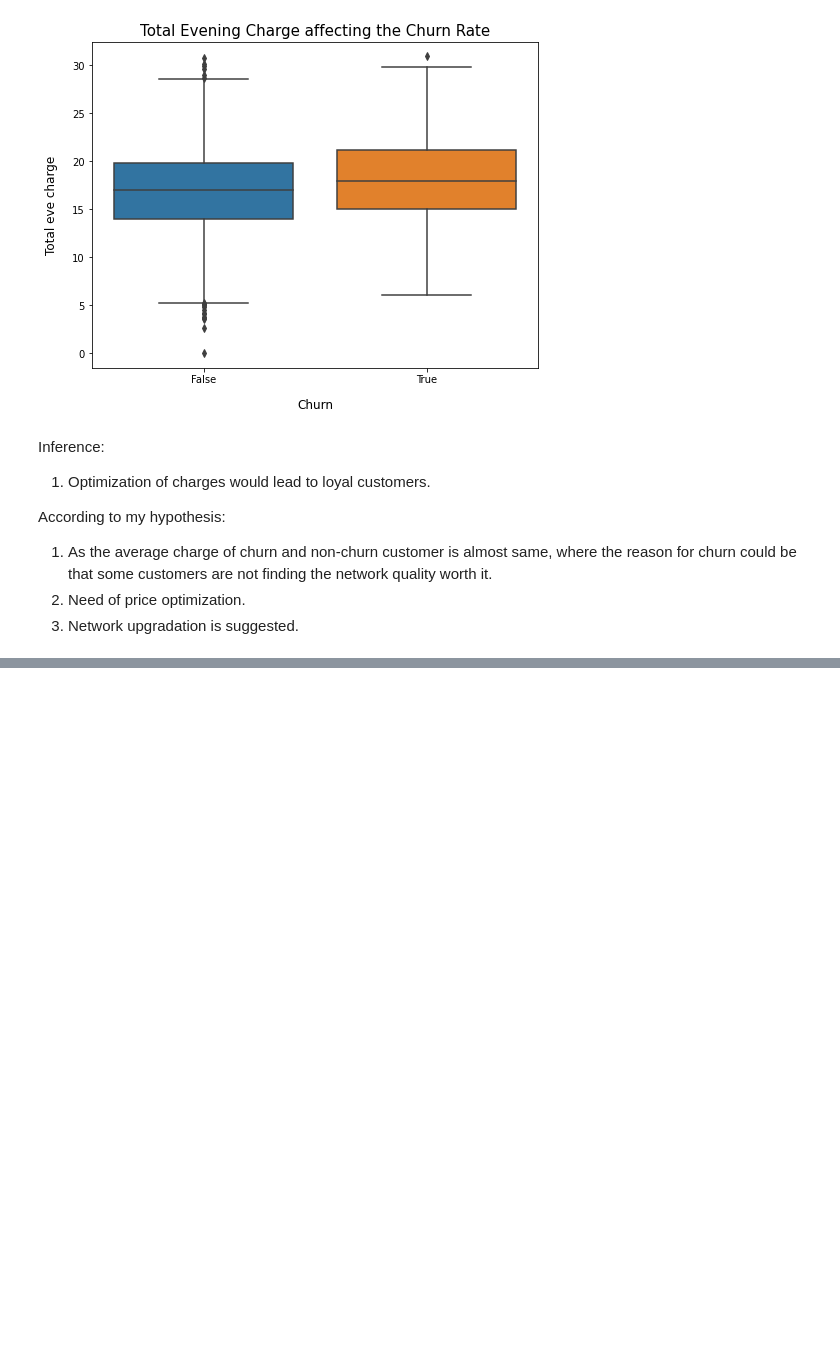
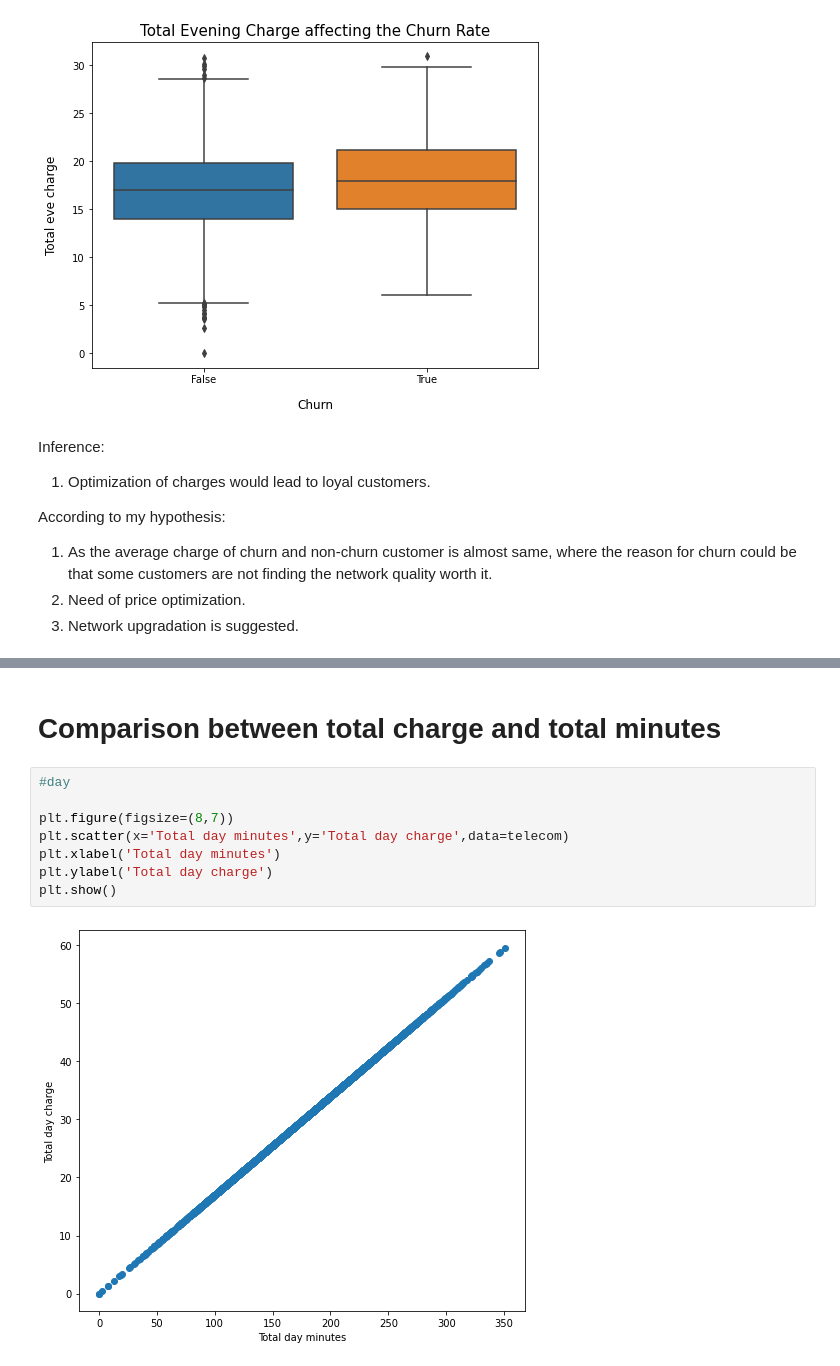
Before and after one commit to Akshadanair/Telecom-Churn-Analysis, a Jupyter notebook: Telecom_Churn_Analysis_Capstone_Project.ipynb, the cells around one changed output, grey strips where cells are left out. Drawn from its saved outputs; the diff is of its cells as text; blank space fills up the shorter version.

```diff
--- a/Telecom_Churn_Analysis_Capstone_Project.ipynb
+++ b/Telecom_Churn_Analysis_Capstone_Project.ipynb
@@ -591,0 +698,12 @@ According to my hypothesis:
+# %% [markdown]
+# **Comparison between total charge and total minutes**
+# %%
+#day
+
+plt.figure(figsize=(8,7))
+plt.scatter(x='Total day minutes',y='Total day charge',data=telecom)
+plt.xlabel('Total day minutes')
+plt.ylabel('Total day charge')
+plt.show()
+# %% [output]
+[figure, added]
```
Also changed, not shown: parts of 18 cells of this notebook.
